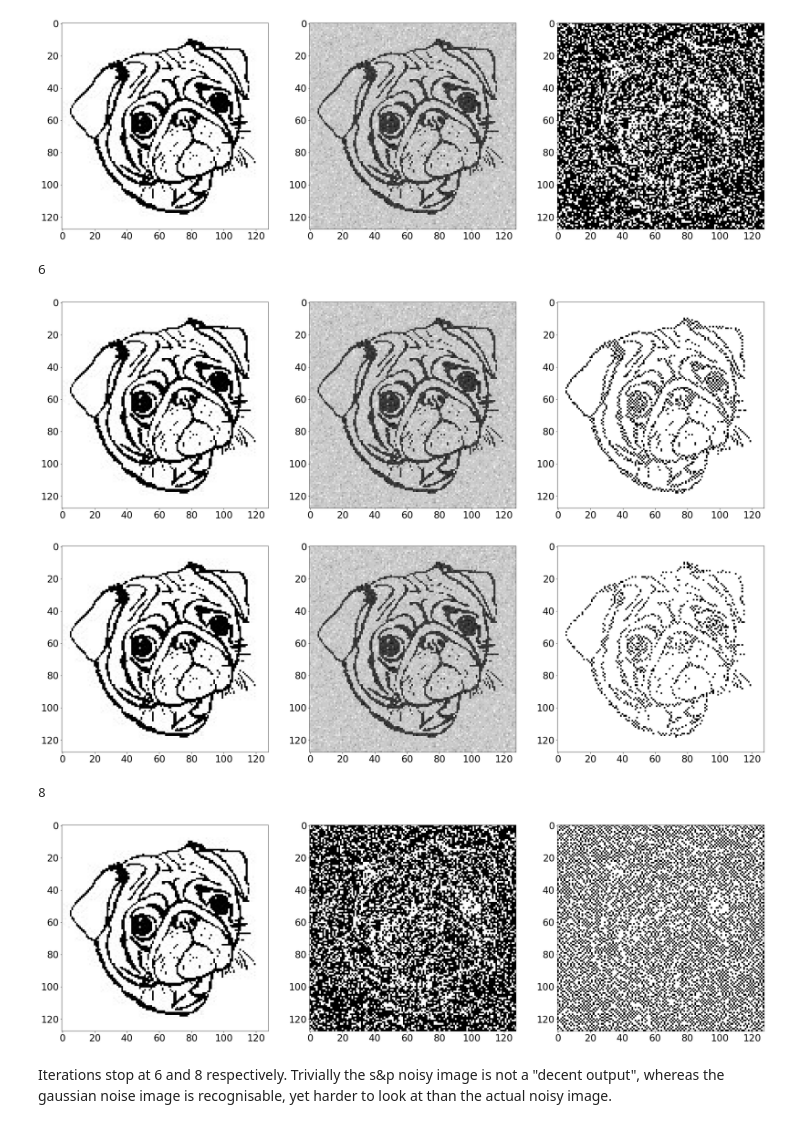
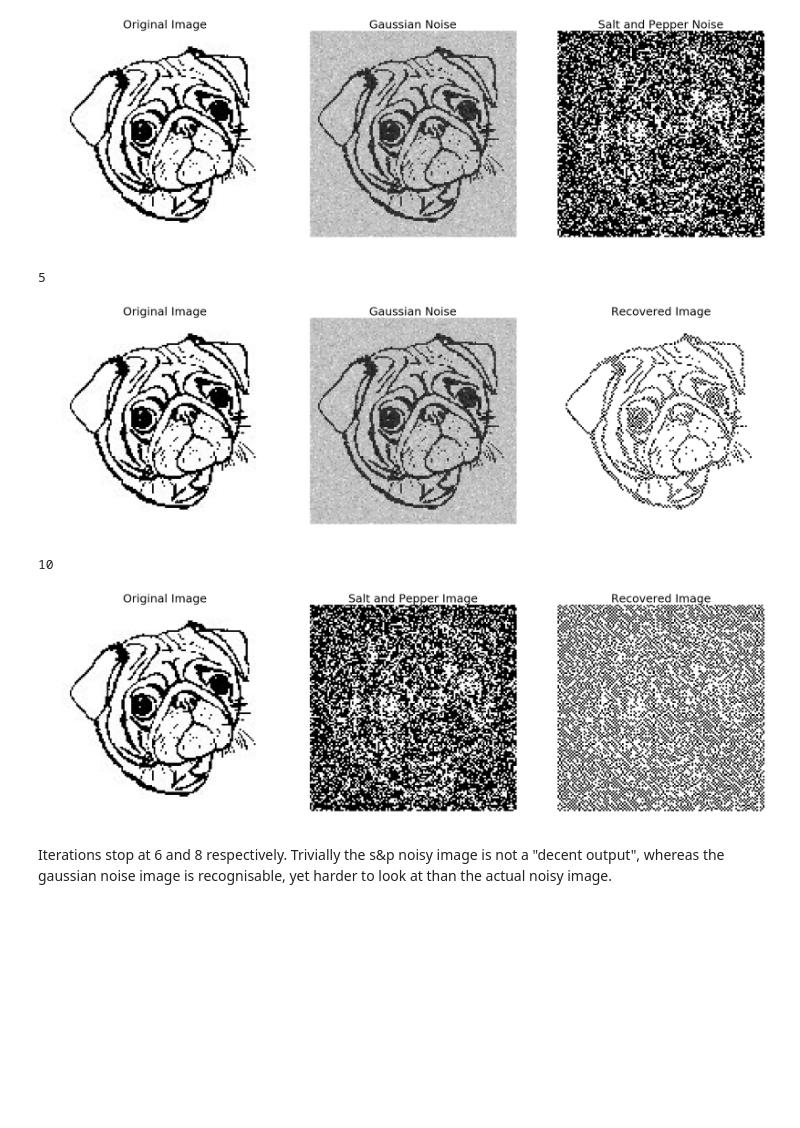
Before and after one commit to Briggybros/Uni-Machine-Learning, a Jupyter notebook: Inference/Inference.ipynb, the cells around one changed output. Drawn from its saved outputs; the diff is of its cells as text; code cells hidden in the pictures; blank space fills up the shorter version.

Commit message:
Add titles n remove axes

```diff
--- a/Inference/Inference.ipynb
+++ b/Inference/Inference.ipynb
@@ -31,19 +31,25 @@ im = im / 255
 
 fig = plt.figure()
 ax = fig.add_subplot(131)
+ax.set_axis_off()
+ax.set_title("Original Image")
 ax.imshow(im, cmap='gray')
 
 im2 = add_gaussian_noise(im,prop,varSigma)
 ax2 = fig.add_subplot(132)
+ax2.set_axis_off()
+ax2.set_title("Gaussian Noise")
 ax2.imshow(im2, cmap='gray')
 
 im3 = add_saltnpeppar_noise(im,prop)
 ax3 = fig.add_subplot(133)
+ax3.set_axis_off()
+ax3.set_title("Salt and Pepper Noise")
 ax3.imshow(im3,cmap='gray')
 
 plt.show()
 # %% [output]
-[figure, old version]
+[figure, new version]
 # %%
 def neighbours(i, j, M, N, size = 4):
     if size == 4:
@@ -94,8 +100,7 @@ def icm(img, iterations):
     eta = 10
     xPrev = np.copy(img)
 
-    x = np.random.binomial(1, 0.5, shape)
-#     x = np.copy(img)
+    x = np.copy(img)
     for t in range(NUM_OF_ITER):
         for (i, j), x_i in np.ndenumerate(x):
             neigh = neighbours(i, j, shape[0], shape[1], size=4)
@@ -114,38 +119,49 @@ def icm(img, iterations):
     return (x - 1) / -2
 
 x = icm(im2, 50)
 
 fig = plt.figure()
 ax = fig.add_subplot(131)
+ax.set_axis_off()
+ax.set_title("Original Image")
 ax.imshow(im, cmap='gray')
 
 ax2 = fig.add_subplot(132)
+ax2.set_axis_off()
+ax2.set_title("Gaussian Noise")
 ax2.imshow(im2, cmap='gray')
 
 ax3 = fig.add_subplot(133)
+ax3.set_axis_off()
+ax3.set_title("Recovered Image")
 ax3.imshow(x, cmap='gray')
 
 plt.show()
 
 x2 = icm(im3, 50)
 
 fig = plt.figure()
 ax = fig.add_subplot(131)
+ax.set_axis_off()
+ax.set_title("Original Image")
 ax.imshow(im, cmap='gray')
 
 ax2 = fig.add_subplot(132)
+ax2.set_axis_off()
+ax2.set_title("Salt and Pepper Image")
 ax2.imshow(im3, cmap='gray')
 
 ax3 = fig.add_subplot(133)
+ax3.set_axis_off()
+ax3.set_title("Recovered Image")
 ax3.imshow(x2, cmap='gray')
 
 plt.show()
 # %% [output]
-6
+5
-[figure, old version]
+[figure, new version]
+10
-[figure, old version]
+[figure, new version]
-8
-[figure, removed]
 # %% [markdown]
 Iterations stop at 6 and 8 respectively. Trivially the s&p noisy image is not a "decent output", whereas the gaussian noise image is recognisable, yet harder to look at than the actual noisy image.
 # %% [markdown]
```
